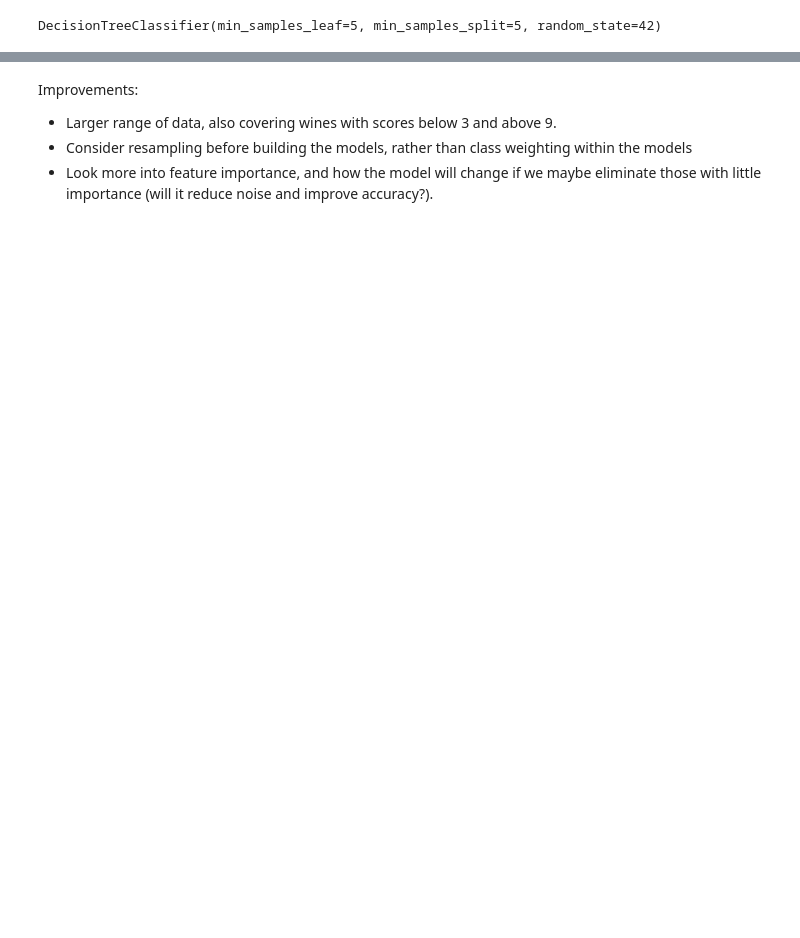
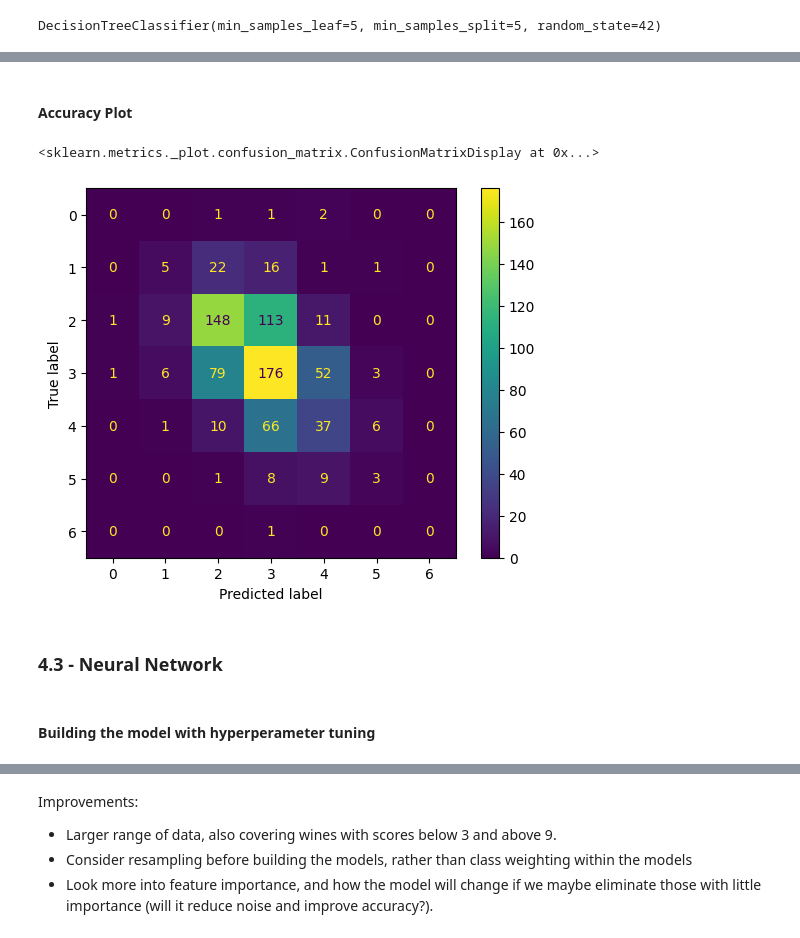
Before and after one commit to larasacodes/ML_Project_LaraAmusan, a Jupyter notebook: Wine_Quality_Predictor_LaraAmusan.ipynb, the cells around one changed output, grey strips where cells are left out. Cells and saved outputs as stored; diff of their text form; code cells hidden in the pictures; blank space fills up the shorter version.

```diff
--- a/Wine_Quality_Predictor_LaraAmusan.ipynb
+++ b/Wine_Quality_Predictor_LaraAmusan.ipynb
@@ -690,0 +752,18 @@ Accuracy of the model: 48.62%
+# %% [markdown]
+#### **Accuracy Plot**
+# %%
+# Coding the confusion matrix using confusion_matrix from sklearn
+
+dt_cm = confusion_matrix(y_test, y_pred_best_dt)
+
+# Plotting and displaying the confusion matrix
+
+dt_cm_plot = ConfusionMatrixDisplay(confusion_matrix=dt_cm)
+dt_cm_plot.plot()
+# %% [output]
+<sklearn.metrics._plot.confusion_matrix.ConfusionMatrixDisplay at 0x...>
+[figure, added]
+# %% [markdown]
+### **4.3 - Neural Network**
+# %% [markdown]
+#### **Building the model with hyperperameter tuning**
```
Also changed, not shown: parts of 24 cells of this notebook.
